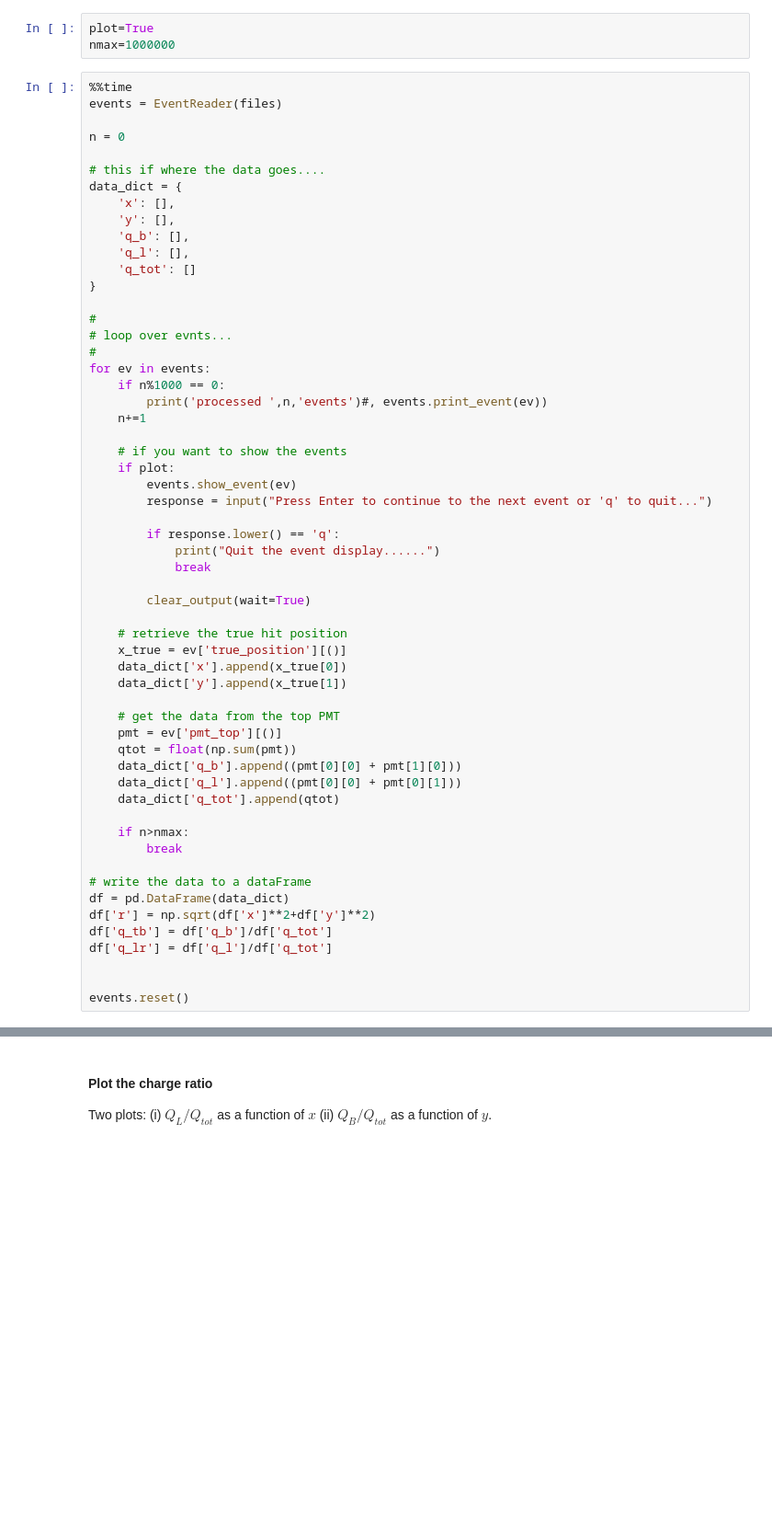
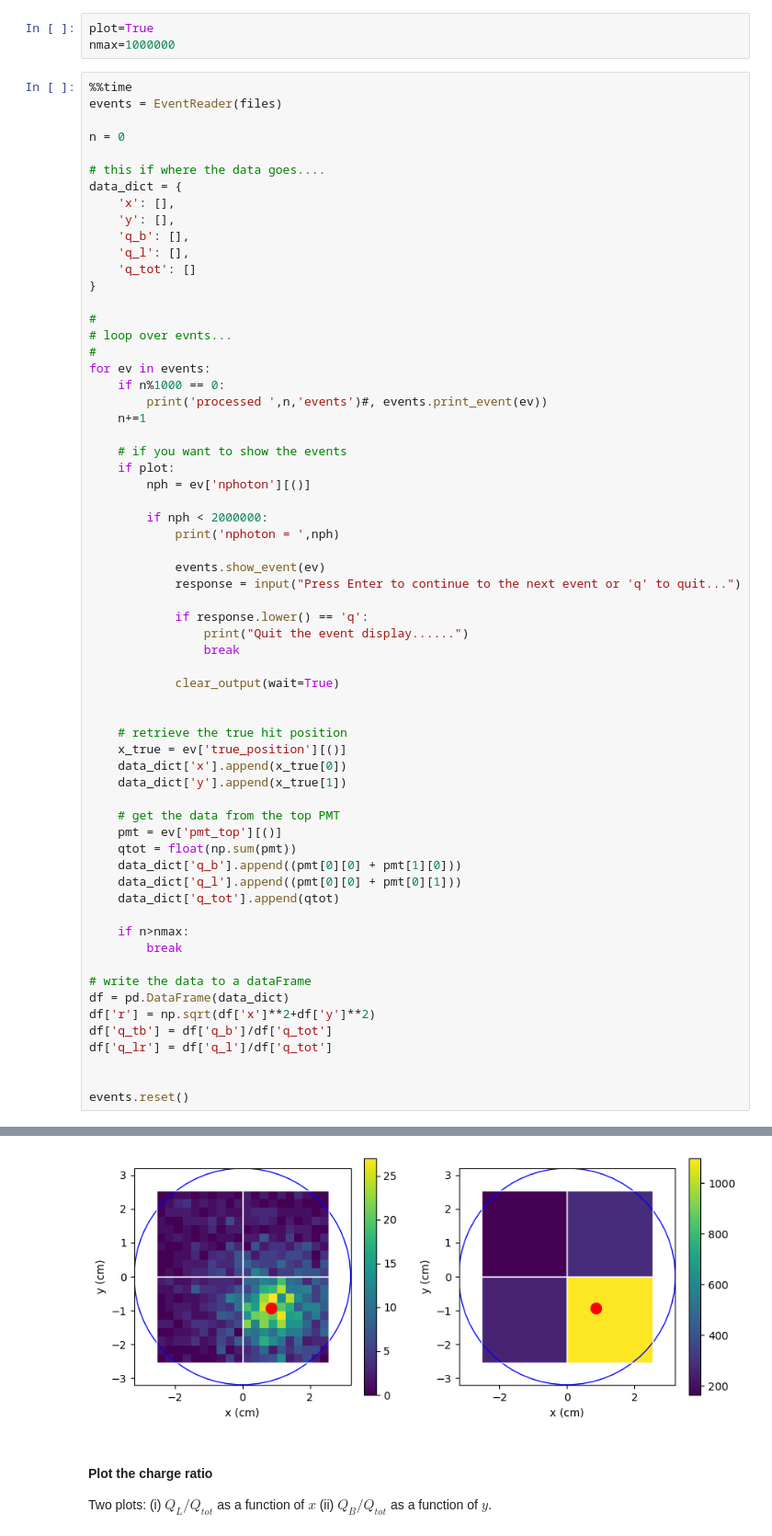
Before and after one commit to acolijn/OptoSim, a Jupyter notebook: notebook/ReadDataVerification.ipynb, the cells around one changed output, grey strips where cells are left out. Shown at 92% size. Drawn from its saved outputs; the diff is of its cells as text; blank space fills up the shorter version.

```diff
--- a/notebook/ReadDataVerification.ipynb
+++ b/notebook/ReadDataVerification.ipynb
@@ -66,14 +72,20 @@ for ev in events:
 
     # if you want to show the events
     if plot:
-        events.show_event(ev)
-        response = input("Press Enter to continue to the next event or 'q' to quit...")
+        nph = ev['nphoton'][()]
 
-        if response.lower() == 'q':
-            print("Quit the event display......")
-            break
+        if nph < 2000000:
+            print('nphoton = ',nph)
 
-        clear_output(wait=True)
+            events.show_event(ev)
+            response = input("Press Enter to continue to the next event or 'q' to quit...")
+
+            if response.lower() == 'q':
+                print("Quit the event display......")
+                break
+
+            clear_output(wait=True)
+
 
     # retrieve the true hit position
     x_true = ev['true_position'][()]
@@ -104,3 +115,4 @@ Wall time: 13.9 s
+[figure, added]
 # %% [markdown]
 #### Plot the charge ratio
 
```
Also changed, not shown: parts of 3 cells of this notebook.
